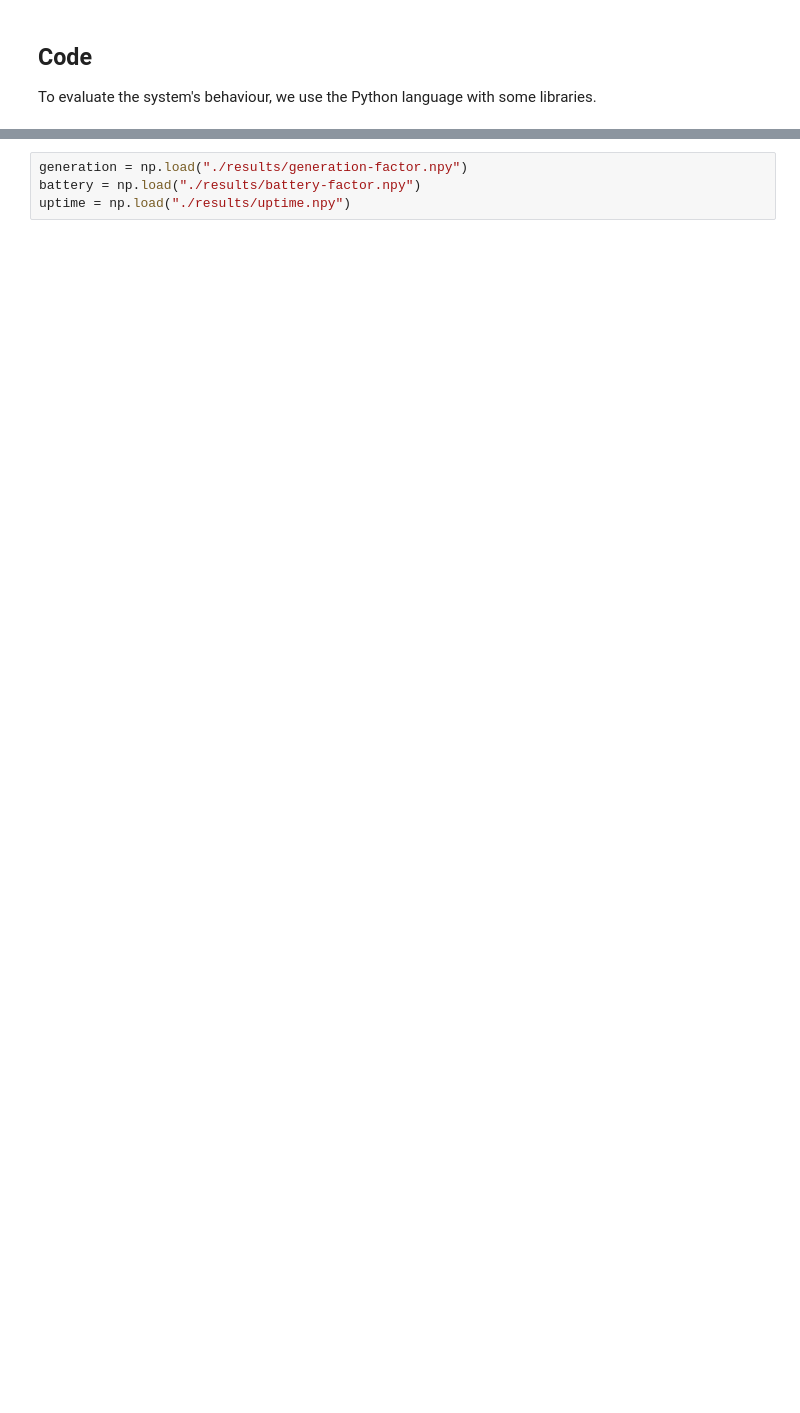
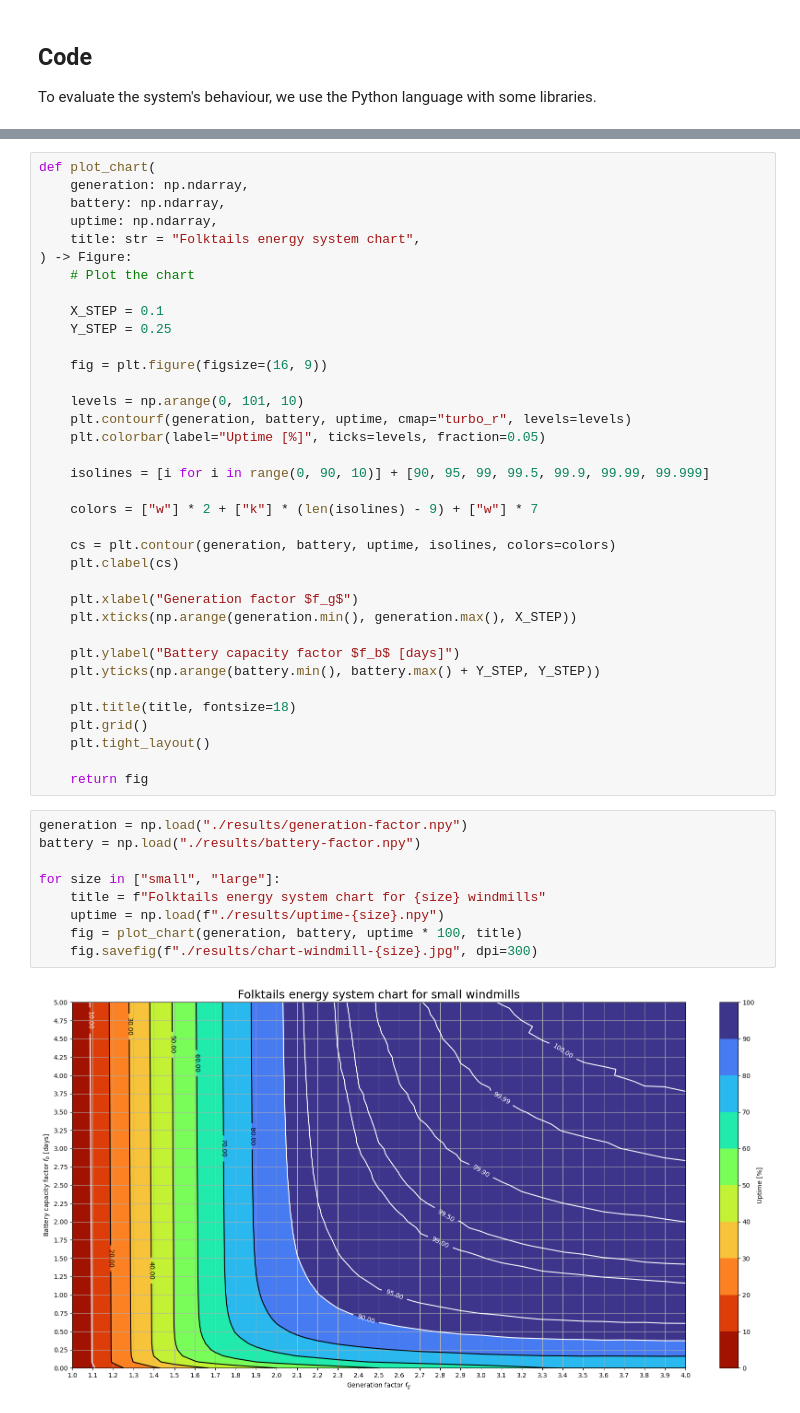
Before and after one commit to Makkarik/Timberborn-folktails-energy, a Jupyter notebook: Model.ipynb, the cells around one changed output, grey strips where cells are left out. Drawn from its saved outputs; the diff is of its cells as text; blank space fills up the shorter version.

```diff
--- a/Model.ipynb
+++ b/Model.ipynb
@@ -173,4 +231,47 @@ np.save("./results/uptime.npy", uptime)
+# %%
+def plot_chart(
+    generation: np.ndarray,
+    battery: np.ndarray,
+    uptime: np.ndarray,
+    title: str = "Folktails energy system chart",
+) -> Figure:
+    # Plot the chart
+
+    X_STEP = 0.1
+    Y_STEP = 0.25
+
+    fig = plt.figure(figsize=(16, 9))
+
+    levels = np.arange(0, 101, 10)
+    plt.contourf(generation, battery, uptime, cmap="turbo_r", levels=levels)
+    plt.colorbar(label="Uptime [%]", ticks=levels, fraction=0.05)
+
+    isolines = [i for i in range(0, 90, 10)] + [90, 95, 99, 99.5, 99.9, 99.99, 99.999]
+
+    colors = ["w"] * 2 + ["k"] * (len(isolines) - 9) + ["w"] * 7
+
+    cs = plt.contour(generation, battery, uptime, isolines, colors=colors)
+    plt.clabel(cs)
+
+    plt.xlabel("Generation factor $f_g$")
+    plt.xticks(np.arange(generation.min(), generation.max(), X_STEP))
+
+    plt.ylabel("Battery capacity factor $f_b$ [days]")
+    plt.yticks(np.arange(battery.min(), battery.max() + Y_STEP, Y_STEP))
+
+    plt.title(title, fontsize=18)
+    plt.grid()
+    plt.tight_layout()
+
+    return fig
 # %%
 generation = np.load("./results/generation-factor.npy")
 battery = np.load("./results/battery-factor.npy")
-uptime = np.load("./results/uptime.npy")
+
+for size in ["small", "large"]:
+    title = f"Folktails energy system chart for {size} windmills"
+    uptime = np.load(f"./results/uptime-{size}.npy")
+    fig = plot_chart(generation, battery, uptime * 100, title)
+    fig.savefig(f"./results/chart-windmill-{size}.jpg", dpi=300)
+# %% [output]
+[figure, added]
```
Also changed, not shown: parts of 27 cells of this notebook, 9 other files.
